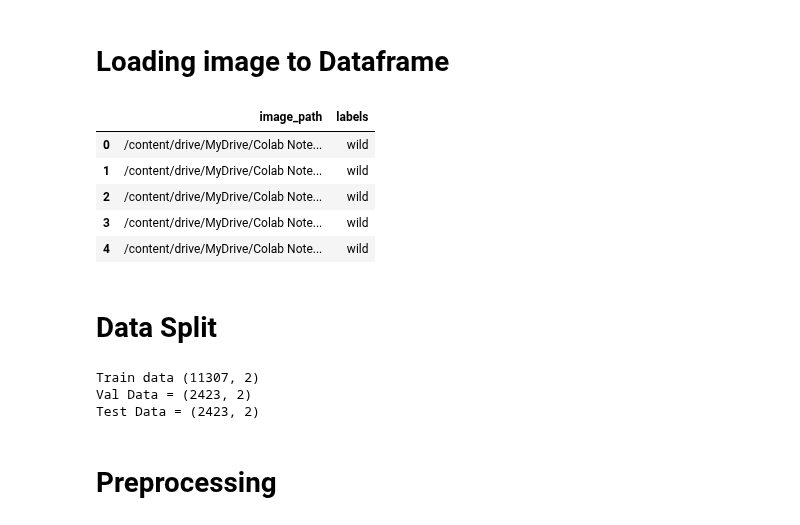
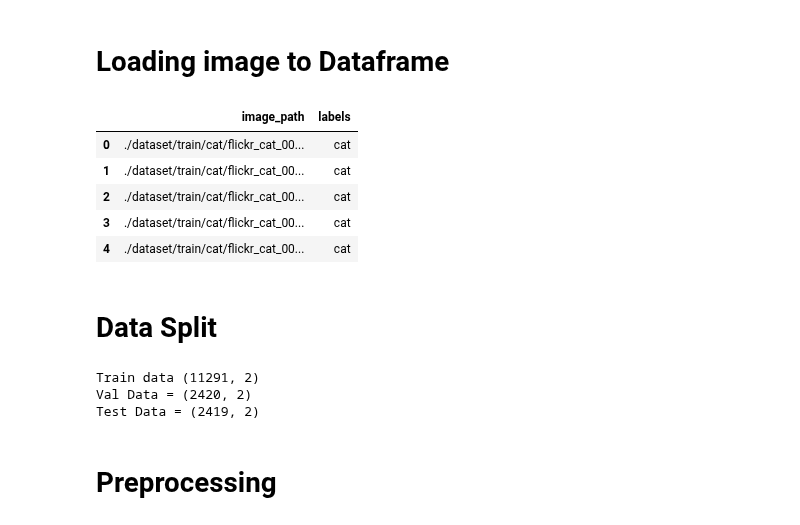
Before and after one commit to n1la9jan/AnimalPrediction, a Jupyter notebook: main.ipynb, the cells around one changed output. Saved outputs shown, nothing was run; the diff lists cells and outputs as text; code cells hidden in the pictures.

```diff
--- a/main.ipynb
+++ b/main.ipynb
@@ -26,21 +26,21 @@ Device = cpu
 # %%
 image_path = []
 labels = []
-for i in os.listdir("/content/drive/MyDrive/Colab Notebooks/Cat and Dog prediction /afhq"):
-  for label in os.listdir(f"/content/drive/MyDrive/Colab Notebooks/Cat and Dog prediction /afhq/{i}"):
-    for img in os.listdir(f"/content/drive/MyDrive/Colab Notebooks/Cat and Dog prediction /afhq/{i}/{label}"):
-      image_path.append(f"/content/drive/MyDrive/Colab Notebooks/Cat and Dog prediction /afhq/{i}/{label}/{img}")
+for i in os.listdir("./dataset"):
+  for label in os.listdir(f"./dataset/{i}"):
+    for img in os.listdir(f"./dataset/{i}/{label}"):
+      image_path.append(f"./dataset/{i}/{label}/{img}")
       labels.append(label)
 
 df = pd.DataFrame(zip(image_path, labels), columns=["image_path", "labels"])
 df.head()
 # %% [output]
 |  | image_path | labels |
-| 0 | /content/drive/MyDrive/Colab Note... | wild |
-| 1 | /content/drive/MyDrive/Colab Note... | wild |
-| 2 | /content/drive/MyDrive/Colab Note... | wild |
-| 3 | /content/drive/MyDrive/Colab Note... | wild |
-| 4 | /content/drive/MyDrive/Colab Note... | wild |
+| 0 | ./dataset/train/cat/flickr_cat_00... | cat |
+| 1 | ./dataset/train/cat/flickr_cat_00... | cat |
+| 2 | ./dataset/train/cat/flickr_cat_00... | cat |
+| 3 | ./dataset/train/cat/flickr_cat_00... | cat |
+| 4 | ./dataset/train/cat/flickr_cat_00... | cat |
 # %% [markdown]
 # Data Split
 # %%
@@ -52,9 +52,9 @@ test = test.drop(val.index)
 #show shapes
 print(f"Train data {train.shape}\nVal Data = {val.shape}\nTest Data = {test.shape}")
 # %% [output]
-Train data (11307, 2)
-Val Data = (2423, 2)
-Test Data = (2423, 2)
+Train data (11291, 2)
+Val Data = (2420, 2)
+Test Data = (2419, 2)
 # %% [markdown]
 # Preprocessing
 # %%
```
Also changed, not shown: parts of 11 cells of this notebook, 9 other files.
